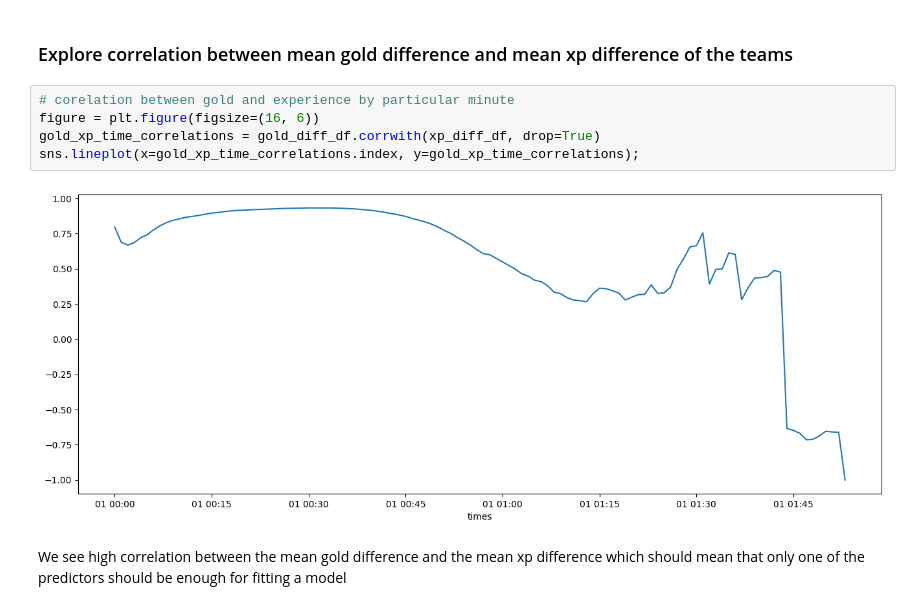
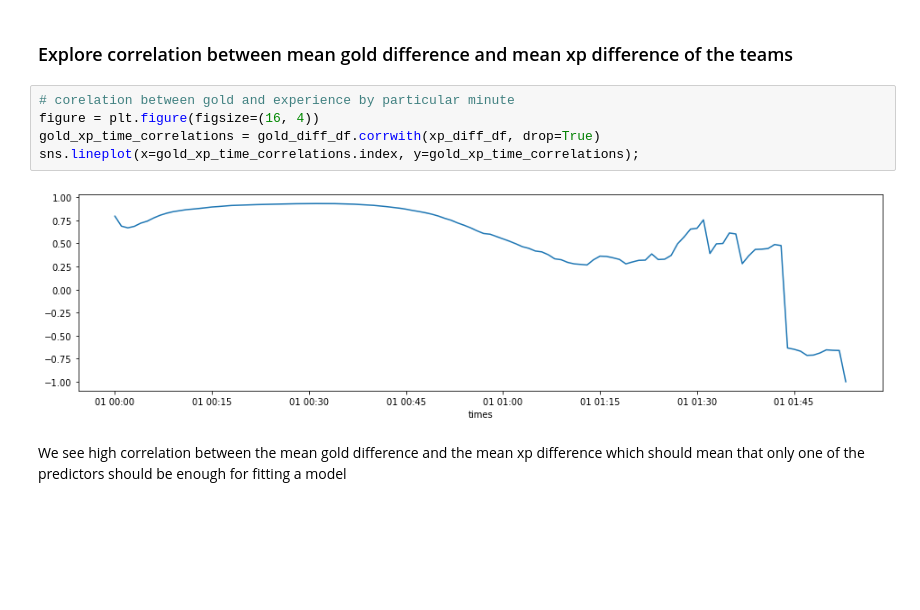
Before and after one commit to nshahpazov/dota-notebooks, a Jupyter notebook: notebooks/real-time-dota-prediction.ipynb, the cells around one changed output. Cells and saved outputs as stored; diff of their text form; blank space fills up the shorter version.

Commit message:
changed size of figure

```diff
--- a/notebooks/real-time-dota-prediction.ipynb
+++ b/notebooks/real-time-dota-prediction.ipynb
@@ -83,11 +83,11 @@ xp_diff_std_df = pd.DataFrame(std_scaler.fit_transform(xp_diff_df), columns=gold
 ### Explore correlation between mean gold difference and mean xp difference of the teams
 # %%
 # corelation between gold and experience by particular minute
-figure = plt.figure(figsize=(16, 6))
+figure = plt.figure(figsize=(16, 4))
 gold_xp_time_correlations = gold_diff_df.corrwith(xp_diff_df, drop=True)
 sns.lineplot(x=gold_xp_time_correlations.index, y=gold_xp_time_correlations);
 # %% [output]
-[figure, old version]
+[figure, new version]
 # %% [markdown]
 We see high correlation between the mean gold difference and the mean xp difference which should mean that only one of the predictors should be enough for fitting a model
 # %% [markdown]
```
Also changed, not shown: parts of 1 cell of this notebook.
